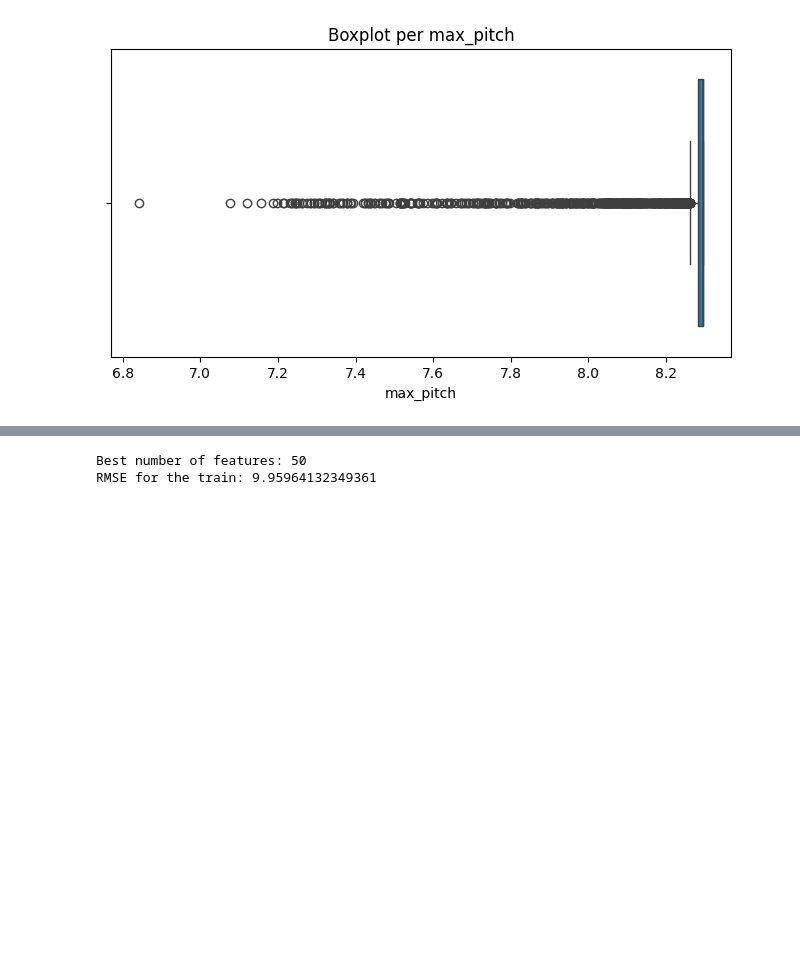
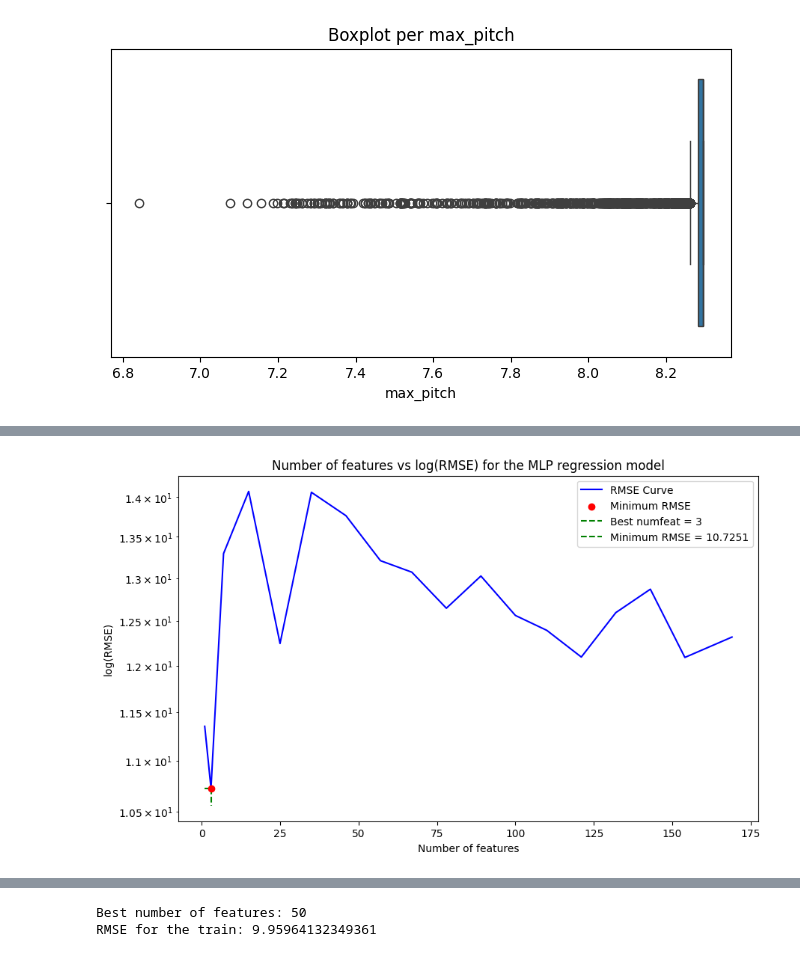
Before and after one commit to RBello02/Homework_Data_science, a Jupyter notebook: code_ren.ipynb, the cells around one changed output, grey strips where cells are left out. Cells and saved outputs as stored; diff of their text form; code cells hidden in the pictures; blank space fills up the shorter version.

```diff
--- a/code_ren.ipynb
+++ b/code_ren.ipynb
@@ -41,10 +41,13 @@ non_binary_columns = [col for col in numerical_columns if Xdata_dev[col].nunique
 
 
 # Crea un boxplot per ogni variabile numerica
+
+'''
 for col in non_binary_columns:
     plt.figure(figsize=(8, 4))
     sns.boxplot(x=Xdata_dev[col])
     plt.title(f"Boxplot per {col}")
     plt.xlabel(col)
     plt.show()
+    '''
 # %% [output]
@@ -98,3 +89,63 @@ scaler = StandardScaler()
 scaler.fit(X_train)
 X_train = scaler.transform(X_train)
 X_validation = scaler.transform(X_validation)
+# %%
+
+# calling a pca for the 95 perc of the variance
+
+perc_max = 1
+perc_vec = np.arange(0.1, perc_max, 0.05)
+score = []
+best_score = 50
+best_perc = 0
+numb_feat = []
+best_numfeat = 0
+
+for i in perc_vec:
+
+    pca = PCA(n_components=i)
+    pca.fit(X_train)
+    X_train_pca = pca.transform(X_train)
+    X_validation_pca = pca.transform(X_validation)
+
+    numb_feat.append(pca.n_components_)
+
+    print('Number of components:', pca.n_components_)
+
+    mlp = MLPRegressor(hidden_layer_sizes=(100, 100, 100, 100), max_iter=1000, random_state=42)
+    mlp.fit(X_train_pca, y_train)
+    y_pred = mlp.predict(X_validation_pca)
+    s = root_mean_squared_error(y_validation, y_pred)
+    print('R2 score:', r2_score(y_validation, y_pred))
+    print('RMSE:', s)
+    print(' ')
+    score.append(s)
+
+    if s < best_score:
+        best_score = s
+        best_perc = i
+        best_numfeat= pca.n_components_
+
+print('Best score:', best_score)
+
+plt.figure(figsize=(10, 6))
+plt.plot(numb_feat, score, label='RMSE Curve', color='blue')
+
+plt.scatter([best_numfeat], [best_score], color='red', zorder=5, label='Minimum RMSE')
+
+# vertical line
+plt.plot([best_numfeat, best_numfeat], [best_score, plt.ylim()[0]], color='green', linestyle='--', label=f'Best numfeat = {best_numfeat}')
+
+# horiz line
+plt.plot([1, best_numfeat], [best_score, best_score], color='green', linestyle='--', label=f'Minimum RMSE = {best_score:.4f}')
+
+plt.yscale('log')
+plt.xlabel('Number of features')
+plt.ylabel('log(RMSE)')
+plt.title('Number of features vs log(RMSE) for the MLP regression model')
+plt.legend()
+
+plt.savefig('rmse_curve_mlp.pdf', format='pdf', bbox_inches='tight')  # Puoi cambiare 'svg' in 'pdf' o altri formati vettoriali
+
+plt.show()
+# %% [output]
@@ -100,0 +169 @@ X_validation = scaler.transform(X_validation)
+[figure, added]
```
Also changed, not shown: parts of 6 cells of this notebook, 1 other file.
